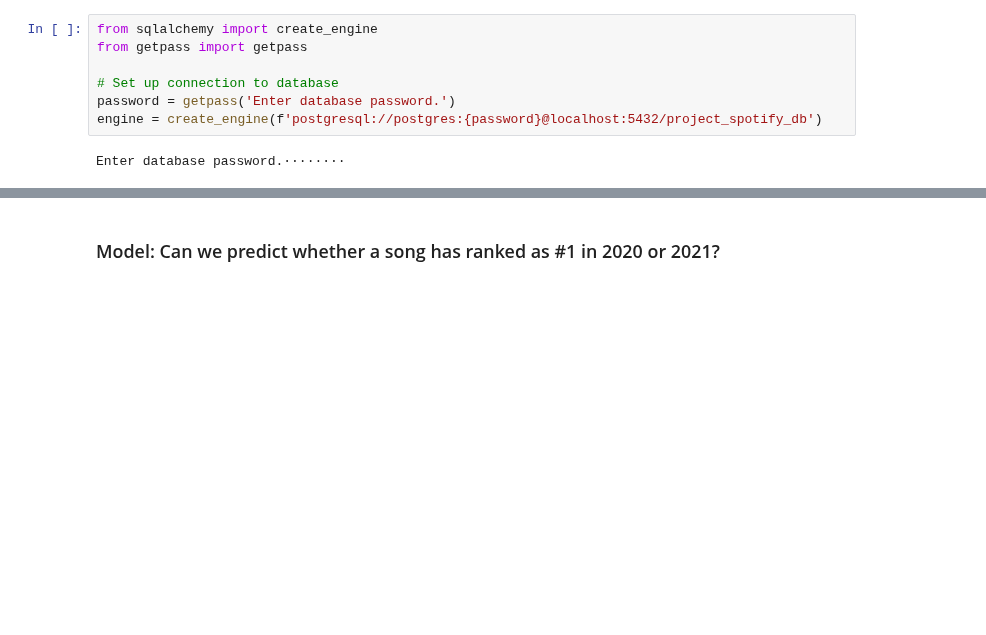
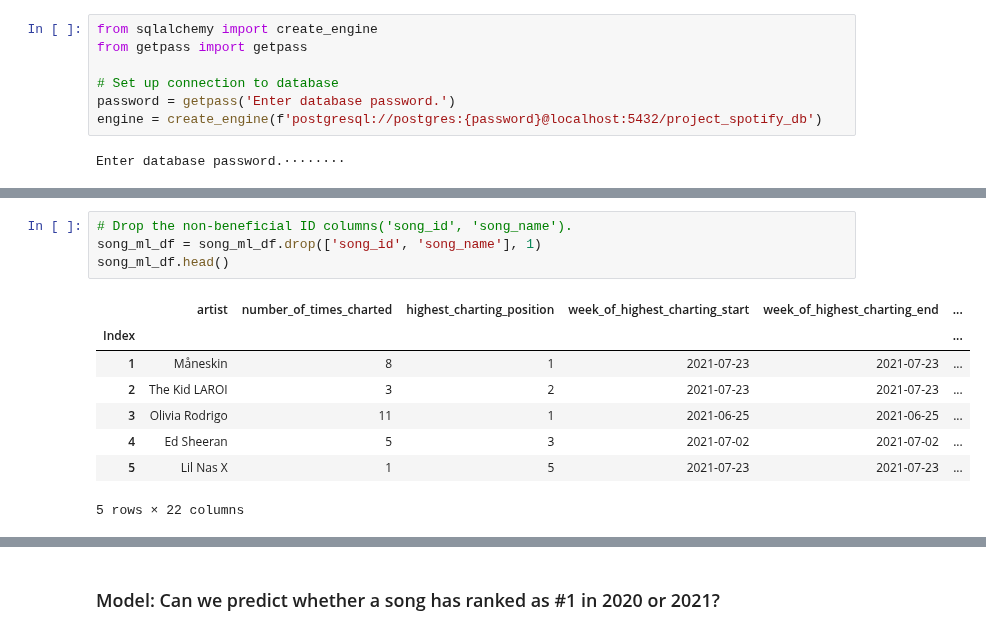
Before and after one commit to aseo67/Top_Songs_Analysis, a Jupyter notebook: TopSongsAnalysis_Model.ipynb, the cells around one changed output, grey strips where cells are left out. Drawn from its saved outputs; the diff is of its cells as text; blank space fills up the shorter version.

```diff
--- a/TopSongsAnalysis_Model.ipynb
+++ b/TopSongsAnalysis_Model.ipynb
@@ -38,0 +104,13 @@ song_df
+# %%
+# Drop the non-beneficial ID columns('song_id', 'song_name').
+song_ml_df = song_ml_df.drop(['song_id', 'song_name'], 1)
+song_ml_df.head()
+# %% [output]
+|  | artist | number_of_times_charted | highest_charting_position | week_of_highest_charting_start | week_of_highest_charting_end | ... |
+| Index |  |  |  |  |  | ... |
+| 1 | Måneskin | 8 | 1 | 2021-07-23 | 2021-07-23 | ... |
+| 2 | The Kid LAROI | 3 | 2 | 2021-07-23 | 2021-07-23 | ... |
+| 3 | Olivia Rodrigo | 11 | 1 | 2021-06-25 | 2021-06-25 | ... |
+| 4 | Ed Sheeran | 5 | 3 | 2021-07-02 | 2021-07-02 | ... |
+| 5 | Lil Nas X | 1 | 5 | 2021-07-23 | 2021-07-23 | ... |
+5 rows × 22 columns
```
Also changed, not shown: parts of 11 cells of this notebook, 1 other file.
